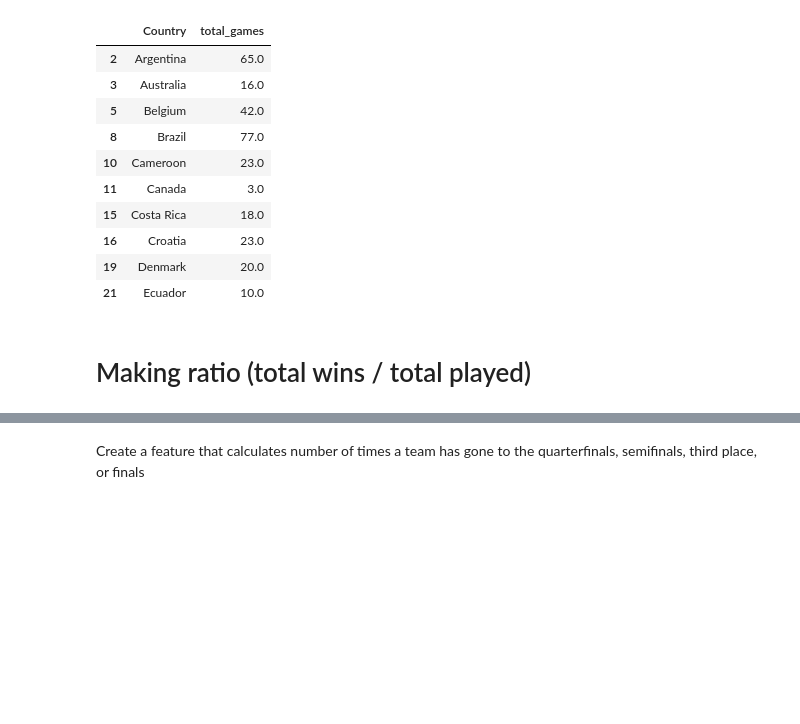
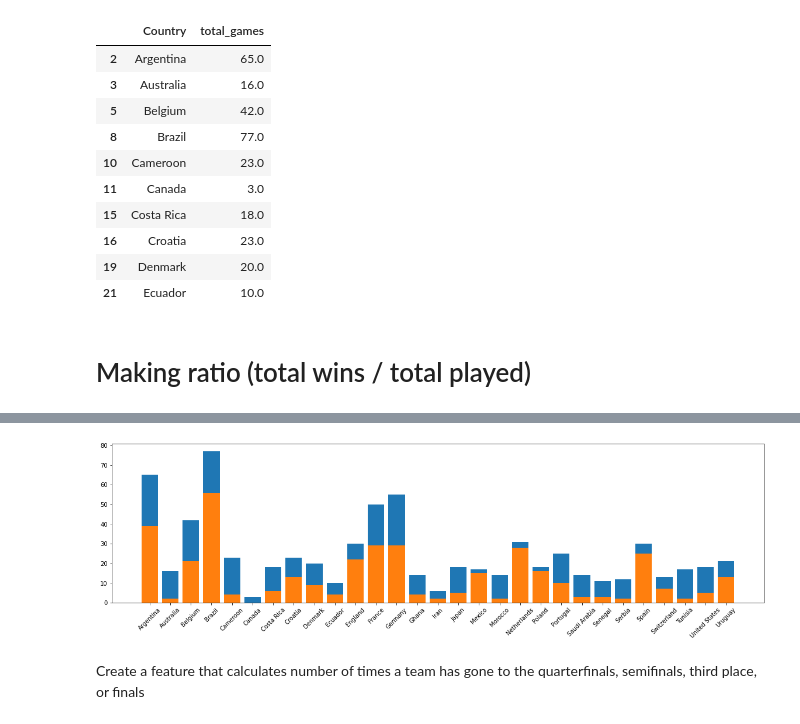
Before and after one commit to madelynbaker/2022-World-Cup-Prediction, a Jupyter notebook: Features/total_wins.ipynb, the cells around one changed output, grey strips where cells are left out. Saved outputs shown, nothing was run; the diff lists cells and outputs as text; code cells hidden in the pictures; blank space fills up the shorter version.

```diff
--- a/total_wins.ipynb
+++ b/Features/total_wins.ipynb
@@ -327,3 +362,22 @@ ratio_won.head(10)
+# %%
+
+# plt.bar(ratio_won['Country'], ratio_won['total_games'])
+# plt.bar(ratio_won['Country'], ratio_won['total_wins'], color = 'red')
+# plt.set_figheight(2)
+# plt.show()
+
+x = ratio_won['Country']
+y = ratio_won['total_games']
+y2 = ratio_won['total_wins']
+
+plt.figure(figsize=(20, 5))
+plt.bar(x, y)
+plt.bar(x, y2)
+plt.xticks(rotation = 45)
+
+plt.show()
+# %% [output]
+[figure, added]
 # %%
 # saving to a csv
 ratio_won.to_csv("ratio_played_vs_won.csv")
```
Also changed, not shown: parts of 5 cells of this notebook, 12 other files.
